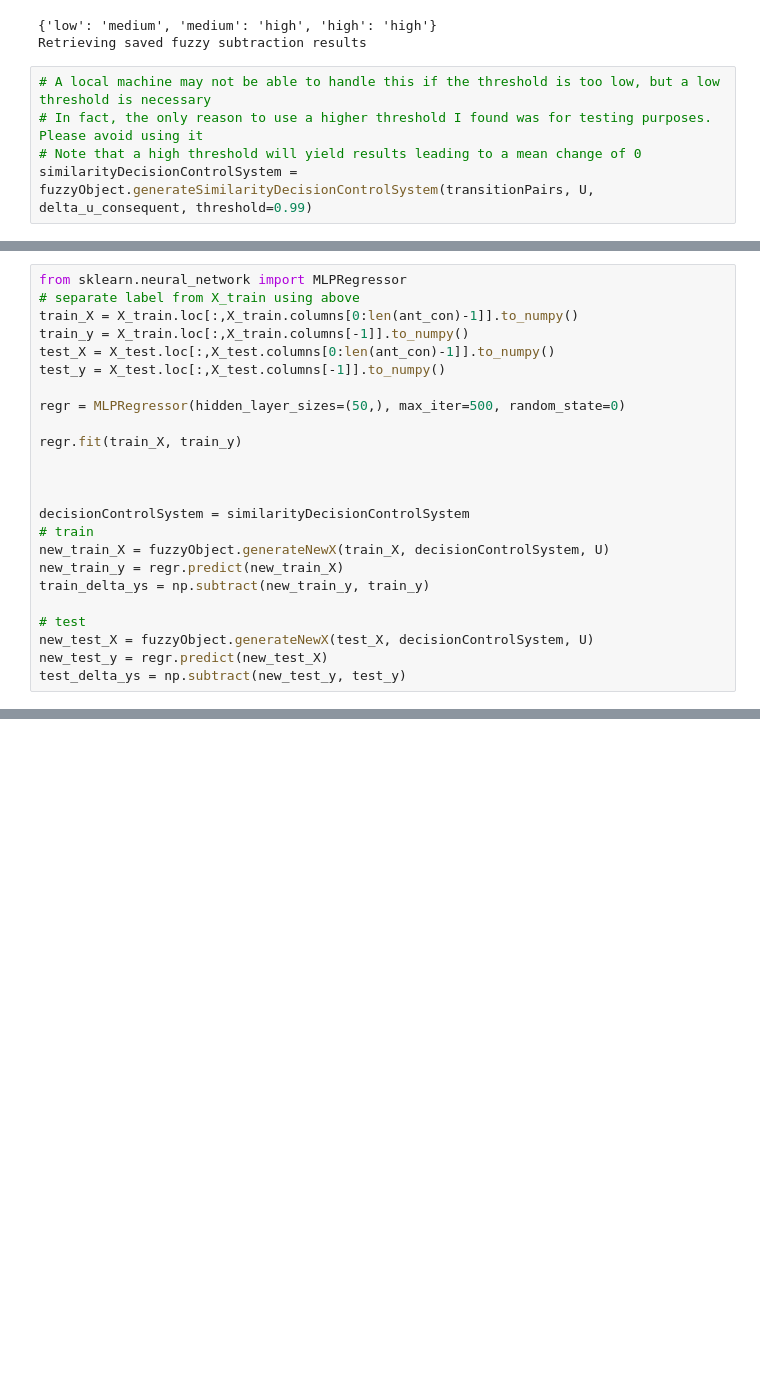
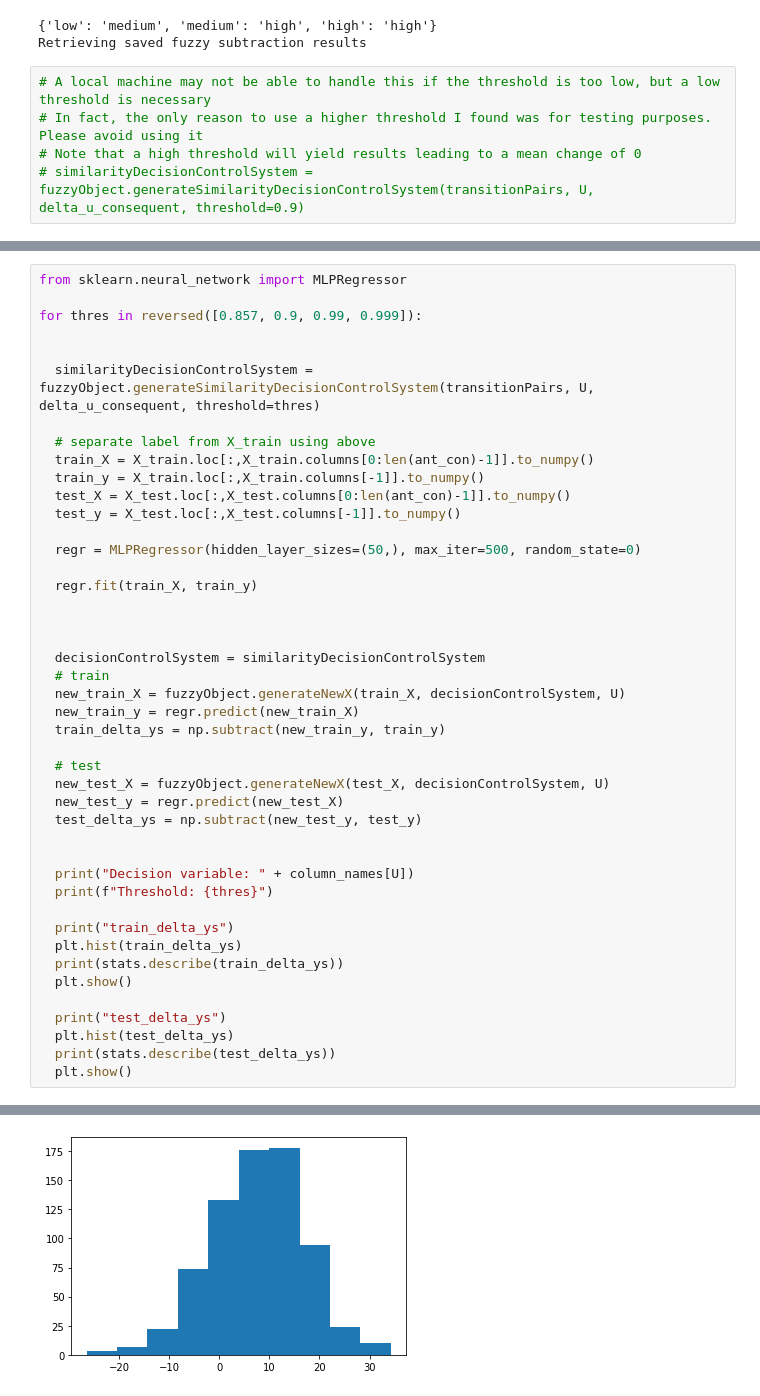
Before and after one commit to pungaliy/fuzzy-mining-decision-rule, a Jupyter notebook: similarity_decision_rule_demo.ipynb, the cells around one changed output, grey strips where cells are left out. Cells and saved outputs as stored; diff of their text form; blank space fills up the shorter version.

```diff
--- a/similarity_decision_rule_demo.ipynb
+++ b/similarity_decision_rule_demo.ipynb
@@ -140,4 +141,4 @@ Retrieving saved fuzzy subtraction results
 # A local machine may not be able to handle this if the threshold is too low, but a low threshold is necessary
 # In fact, the only reason to use a higher threshold I found was for testing purposes. Please avoid using it
 # Note that a high threshold will yield results leading to a mean change of 0
-similarityDecisionControlSystem = fuzzyObject.generateSimilarityDecisionControlSystem(transitionPairs, U, delta_u_consequent, threshold=0.99)
+# similarityDecisionControlSystem = fuzzyObject.generateSimilarityDecisionControlSystem(transitionPairs, U, delta_u_consequent, threshold=0.9)
@@ -169,24 +145,45 @@ Threshold set at 0.99, so only 38 rules placed in control system
 # %%
 from sklearn.neural_network import MLPRegressor
-# separate label from X_train using above
-train_X = X_train.loc[:,X_train.columns[0:len(ant_con)-1]].to_numpy()
-train_y = X_train.loc[:,X_train.columns[-1]].to_numpy()
-test_X = X_test.loc[:,X_test.columns[0:len(ant_con)-1]].to_numpy()
-test_y = X_test.loc[:,X_test.columns[-1]].to_numpy()
 
-regr = MLPRegressor(hidden_layer_sizes=(50,), max_iter=500, random_state=0)
+for thres in reversed([0.857, 0.9, 0.99, 0.999]):
 
-regr.fit(train_X, train_y)
+
+  similarityDecisionControlSystem = fuzzyObject.generateSimilarityDecisionControlSystem(transitionPairs, U, delta_u_consequent, threshold=thres)
+
+  # separate label from X_train using above
+  train_X = X_train.loc[:,X_train.columns[0:len(ant_con)-1]].to_numpy()
+  train_y = X_train.loc[:,X_train.columns[-1]].to_numpy()
+  test_X = X_test.loc[:,X_test.columns[0:len(ant_con)-1]].to_numpy()
+  test_y = X_test.loc[:,X_test.columns[-1]].to_numpy()
+
+  regr = MLPRegressor(hidden_layer_sizes=(50,), max_iter=500, random_state=0)
+
+  regr.fit(train_X, train_y)
 
 
 
-decisionControlSystem = similarityDecisionControlSystem
-# train
-new_train_X = fuzzyObject.generateNewX(train_X, decisionControlSystem, U)
-new_train_y = regr.predict(new_train_X)
-train_delta_ys = np.subtract(new_train_y, train_y)
+  decisionControlSystem = similarityDecisionControlSystem
+  # train
+  new_train_X = fuzzyObject.generateNewX(train_X, decisionControlSystem, U)
+  new_train_y = regr.predict(new_train_X)
+  train_delta_ys = np.subtract(new_train_y, train_y)
 
-# test
-new_test_X = fuzzyObject.generateNewX(test_X, decisionControlSystem, U)
-new_test_y = regr.predict(new_test_X)
-test_delta_ys = np.subtract(new_test_y, test_y)
+  # test
+  new_test_X = fuzzyObject.generateNewX(test_X, decisionControlSystem, U)
+  new_test_y = regr.predict(new_test_X)
+  test_delta_ys = np.subtract(new_test_y, test_y)
+
+
+  print("Decision variable: " + column_names[U])
+  print(f"Threshold: {thres}")
+
+  print("train_delta_ys")
+  plt.hist(train_delta_ys)
+  print(stats.describe(train_delta_ys))
+  plt.show()
+
+  print("test_delta_ys")
+  plt.hist(test_delta_ys)
+  print(stats.describe(test_delta_ys))
+  plt.show()
+# %% [output]
@@ -192,0 +195 @@ test_delta_ys = np.subtract(new_test_y, test_y)
+[figure, added]
```
Also changed, not shown: parts of 6 cells of this notebook, 2 other files.
